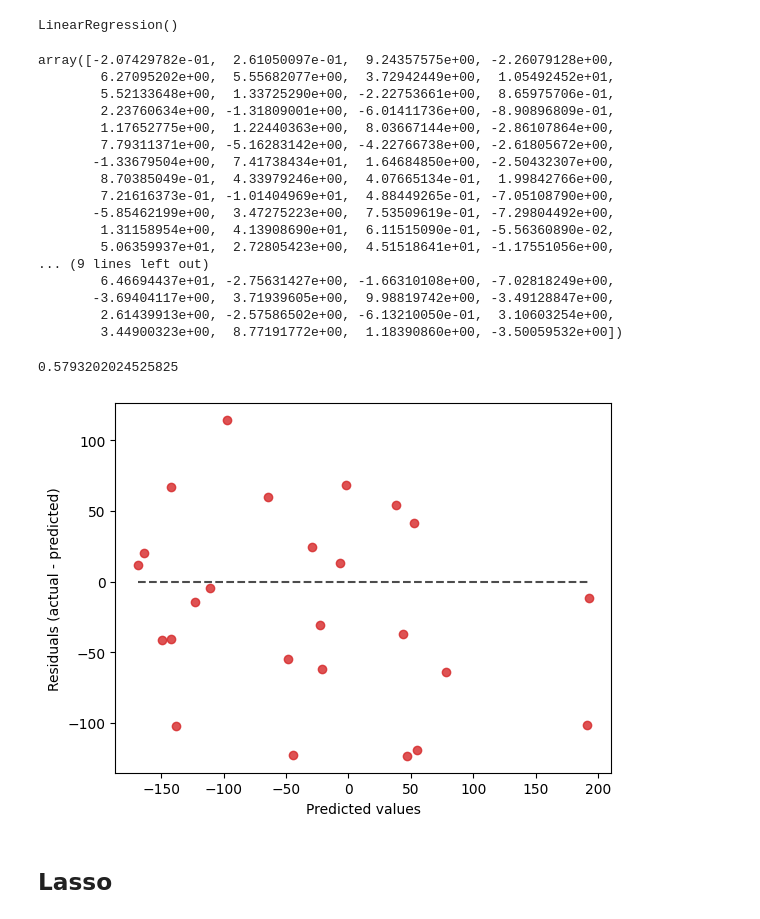
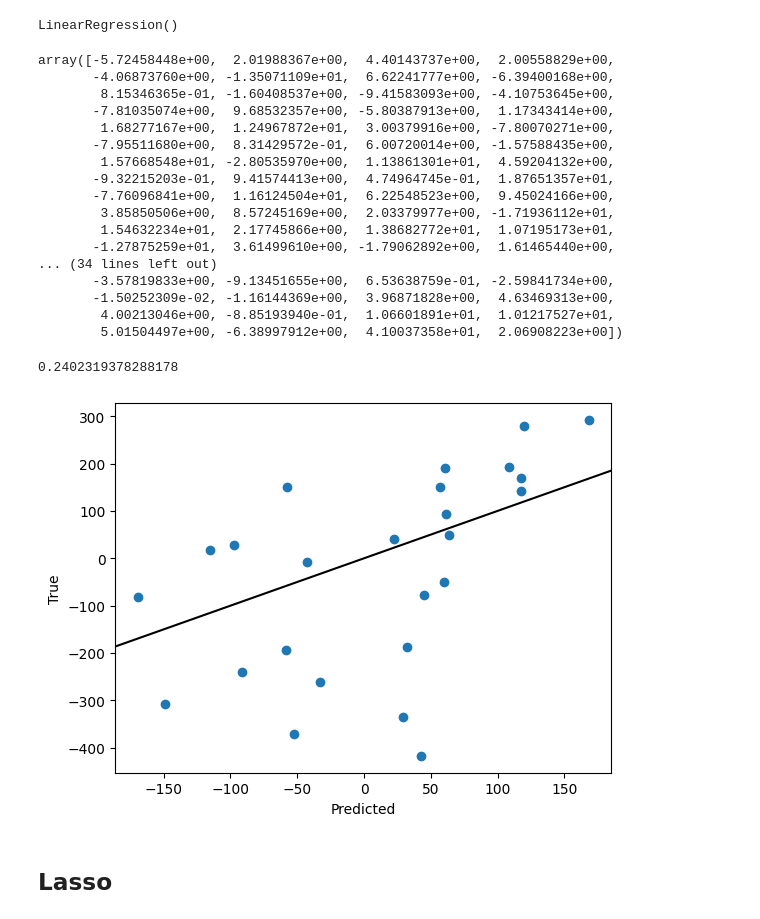
Before and after one commit to amichuda/aem6850-modules, a Jupyter notebook: modules/unit-16/unit-16.ipynb, the cells around one changed output. Drawn from its saved outputs; the diff is of its cells as text; code cells hidden in the pictures.

```diff
--- a/modules/unit-16/unit-16.ipynb
+++ b/modules/unit-16/unit-16.ipynb
@@ -142,7 +173,7 @@ $$
 - minimize the sum of squared residuals and a non-negativity constraint on $\beta_i>0$ that is "sensitive" by the factor $\alpha$
 - In this case, we have a supervised model; we have a "target" to predict
 # %%
-X, y = make_regression(noise=4, random_state=0, n_samples=100)
+X, y = make_regression(noise=4, random_state=0, n_samples=100, n_features=200)
 
 rng = np.random.default_rng(123)
 # %%
@@ -214,44 +249,48 @@ model.coef_
 
 # but coefficient specific SE is not easily output
 # %% [output]
-array([-2.07429782e-01,  2.61050097e-01,  9.24357575e+00, -2.26079128e+00,
-        6.27095202e+00,  5.55682077e+00,  3.72942449e+00,  1.05492452e+01,
-        5.52133648e+00,  1.33725290e+00, -2.22753661e+00,  8.65975706e-01,
-        2.23760634e+00, -1.31809001e+00, -6.01411736e+00, -8.90896809e-01,
-        1.17652775e+00,  1.22440363e+00,  8.03667144e+00, -2.86107864e+00,
-        7.79311371e+00, -5.16283142e+00, -4.22766738e+00, -2.61805672e+00,
-       -1.33679504e+00,  7.41738434e+01,  1.64684850e+00, -2.50432307e+00,
-        8.70385049e-01,  4.33979246e+00,  4.07665134e-01,  1.99842766e+00,
-        7.21616373e-01, -1.01404969e+01,  4.88449265e-01, -7.05108790e+00,
-       -5.85462199e+00,  3.47275223e+00,  7.53509619e-01, -7.29804492e+00,
-        1.31158954e+00,  4.13908690e+01,  6.11515090e-01, -5.56360890e-02,
-        5.06359937e+01,  2.72805423e+00,  4.51518641e+01, -1.17551056e+00,
-... (9 lines left out)
-        6.46694437e+01, -2.75631427e+00, -1.66310108e+00, -7.02818249e+00,
-       -3.69404117e+00,  3.71939605e+00,  9.98819742e+00, -3.49128847e+00,
-        2.61439913e+00, -2.57586502e+00, -6.13210050e-01,  3.10603254e+00,
-        3.44900323e+00,  8.77191772e+00,  1.18390860e+00, -3.50059532e+00])
+array([-5.72458448e+00,  2.01988367e+00,  4.40143737e+00,  2.00558829e+00,
+       -4.06873760e+00, -1.35071109e+01,  6.62241777e+00, -6.39400168e+00,
+        8.15346365e-01, -1.60408537e+00, -9.41583093e+00, -4.10753645e+00,
+       -7.81035074e+00,  9.68532357e+00, -5.80387913e+00,  1.17343414e+00,
+        1.68277167e+00,  1.24967872e+01,  3.00379916e+00, -7.80070271e+00,
+       -7.95511680e+00,  8.31429572e-01,  6.00720014e+00, -1.57588435e+00,
+        1.57668548e+01, -2.80535970e+00,  1.13861301e+01,  4.59204132e+00,
+       -9.32215203e-01,  9.41574413e+00,  4.74964745e-01,  1.87651357e+01,
+       -7.76096841e+00,  1.16124504e+01,  6.22548523e+00,  9.45024166e+00,
+        3.85850506e+00,  8.57245169e+00,  2.03379977e+00, -1.71936112e+01,
+        1.54632234e+01,  2.17745866e+00,  1.38682772e+01,  1.07195173e+01,
+       -1.27875259e+01,  3.61499610e+00, -1.79062892e+00,  1.61465440e+00,
+... (34 lines left out)
+       -3.57819833e+00, -9.13451655e+00,  6.53638759e-01, -2.59841734e+00,
+       -1.50252309e-02, -1.16144369e+00,  3.96871828e+00,  4.63469313e+00,
+        4.00213046e+00, -8.85193940e-01,  1.06601891e+01,  1.01217527e+01,
+        5.01504497e+00, -6.38997912e+00,  4.10037358e+01,  2.06908223e+00])
 # %%
 # Splitting data
 
 X_train, X_test, y_train, y_test = train_test_split(X,y, random_state=123)
 
 scaler = StandardScaler().fit(X_train)
 
 # With scaled
 X_scaled = scaler.transform(X_train)
 
 model = LinearRegression().fit(X_scaled, y_train)
 
 y_pred = model.predict(scaler.transform(X_test))
 
-display = PredictionErrorDisplay(y_true=y_test, y_pred=y_pred, )
+fig, ax = plt.subplots()
 
-display.plot( scatter_kwargs={'color' : 'tab:red'})
+ax.scatter(y_pred, y_test)
+ax.set_xlabel("Predicted")
+ax.set_ylabel("True")
+ax.axline(xy1=(0,0), slope=1, color='black', )
+
 
 print(r2_score(y_test, y_pred))
 # %% [output]
-0.5793202024525825
+0.2402319378288178
-[figure, old version]
+[figure, new version]
 # %% [markdown]
 ## Lasso
```
Also changed, not shown: parts of 35 cells of this notebook, 2 other files.
